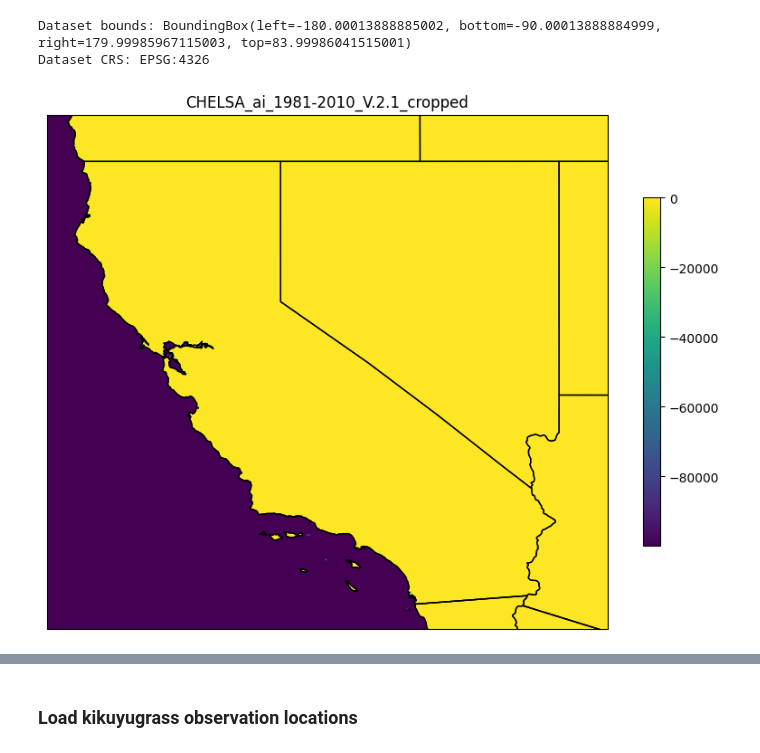
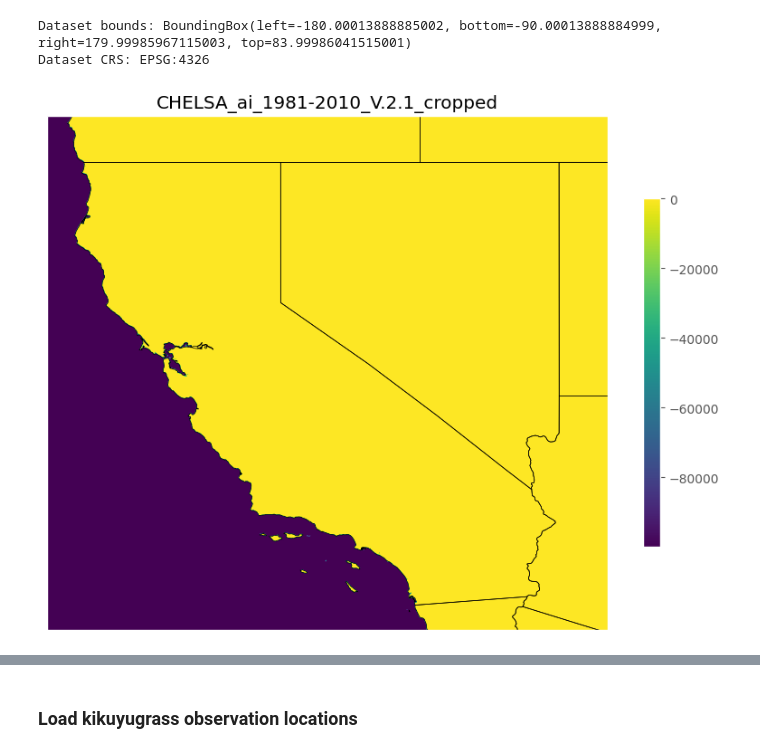
Before and after one commit to maggie-reiter/turfgrass-maps, a Jupyter notebook: kikuyugrass distribution/prep_climate_data.ipynb, the cells around one changed output, grey strips where cells are left out. Drawn from its saved outputs; the diff is of its cells as text; code cells hidden in the pictures.

```diff
--- a/kikuyugrass distribution/prep_climate_data.ipynb
+++ b/kikuyugrass distribution/prep_climate_data.ipynb
@@ -2,12 +2,15 @@
 import pandas as pd
 import os
 import requests
+import matplotlib as mpl
 import matplotlib.pyplot as plt
 import cartopy.crs as ccrs
 import cartopy.feature as cfeature
 import rasterio
 from rasterio.windows import from_bounds
 import shutil
+
+mpl.style.use("ggplot")
 # %% [markdown]
 ### Load climate data from [CHELSA](https://chelsa-climate.org/bioclim/)
 # %%
@@ -29,10 +50,11 @@ for url in urls:
 # %%
-#plot 1 to view extent
-with rasterio.open('./climate_data/CHELSA_bio1_1981-2010_V.2.1.tif') as dataset:
+# plot 1 to view extent
+with rasterio.open("./climate_data/CHELSA_bio1_1981-2010_V.2.1.tif") as dataset:
     band1 = dataset.read(1)
     fig, ax = plt.subplots(figsize=(10, 10))
-    img = ax.imshow(band1, cmap='viridis')
+    img = ax.imshow(band1, cmap="viridis")
     cbar = plt.colorbar(img, ax=ax, shrink=0.5)
-    ax.set_title('CHELSA_bio1_1981-2010_V.2.1')
+    ax.set_title("CHELSA_bio1_1981-2010_V.2.1")
+    ax.grid(False)
     plt.show()
 # %% [output]
@@ -67,25 +92,36 @@ Dataset CRS: EPSG:4326
 california_extent = [-125, 32, -113, 43]
 # %%
-#open geotiff and read metadata
-with rasterio.open('./climate_data/CHELSA_ai_1981-2010_V.2.1.tif') as dataset:
+# open geotiff and read metadata
+with rasterio.open("./climate_data/CHELSA_ai_1981-2010_V.2.1.tif") as dataset:
 
-    #create window for California extent
+    # create window for California extent
     transform = dataset.transform
     window = from_bounds(*california_extent, transform=transform)
 
-    #read the window only
+    # read the window only
     band1 = dataset.read(1, window=window)
-    img_extent = (california_extent[0], california_extent[1], california_extent[2], california_extent[3])
+    img_extent = (
+        california_extent[0],
+        california_extent[1],
+        california_extent[2],
+        california_extent[3],
+    )
 
-    #plot
-    fig, ax = plt.subplots(figsize=(10, 10), subplot_kw={'projection': ccrs.PlateCarree()})
-    img = ax.imshow(band1, cmap='viridis', extent=[img_extent[0], img_extent[2], img_extent[1], img_extent[3]], origin='upper')
-    ax.coastlines('10m')
-    ax.add_feature(cfeature.BORDERS.with_scale('10m'))
-    ax.add_feature(cfeature.STATES.with_scale('10m'))
+    # plot
+    fig, ax = plt.subplots(
+        figsize=(10, 10), subplot_kw={"projection": ccrs.PlateCarree()}
+    )
+    img = ax.imshow(
+        band1,
+        cmap="viridis",
+        extent=[img_extent[0], img_extent[2], img_extent[1], img_extent[3]],
+        origin="upper",
+    )
+    ax.add_feature(cfeature.STATES.with_scale("10m"))
     cbar = plt.colorbar(img, ax=ax, shrink=0.5)
-    ax.set_title('CHELSA_ai_1981-2010_V.2.1_cropped')
+    ax.set_title("CHELSA_ai_1981-2010_V.2.1_cropped")
+    ax.grid(False)
     plt.show()
 # %% [output]
-[figure, old version]
+[figure, new version]
 # %%
```
Also changed, not shown: parts of 13 cells of this notebook, 1 other file.
